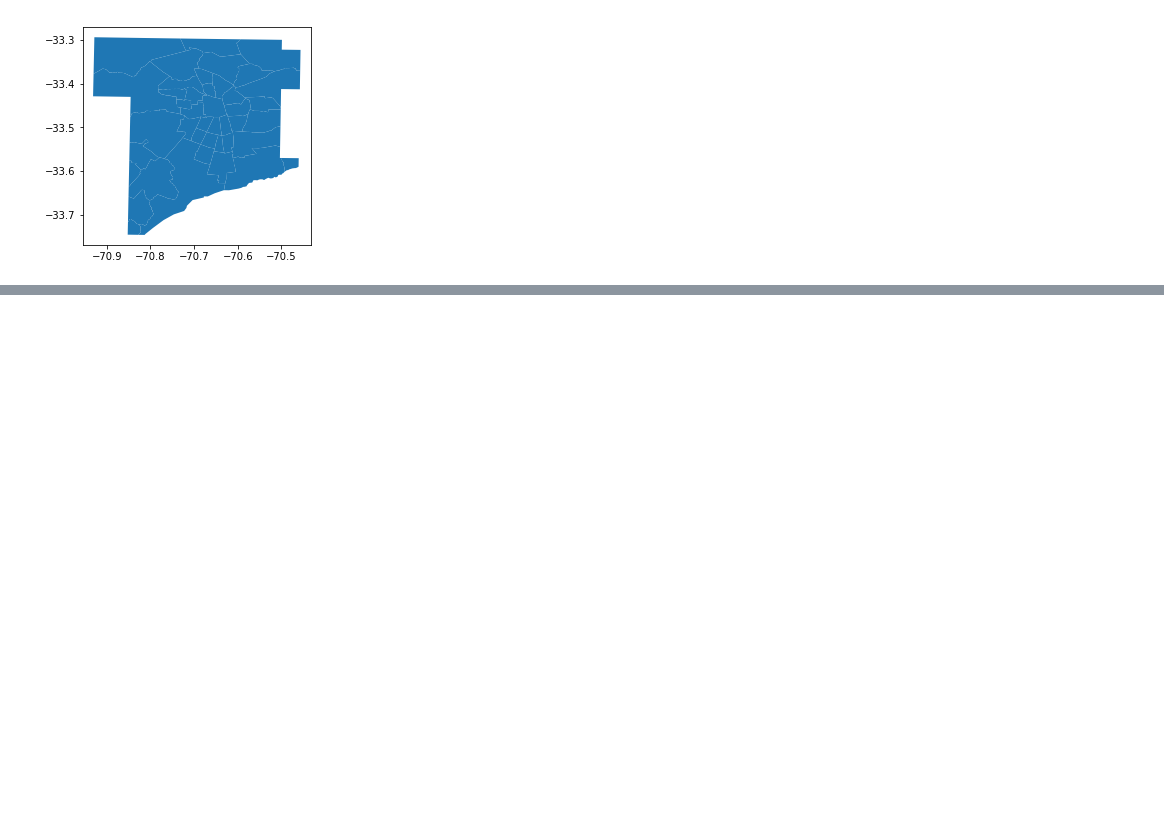
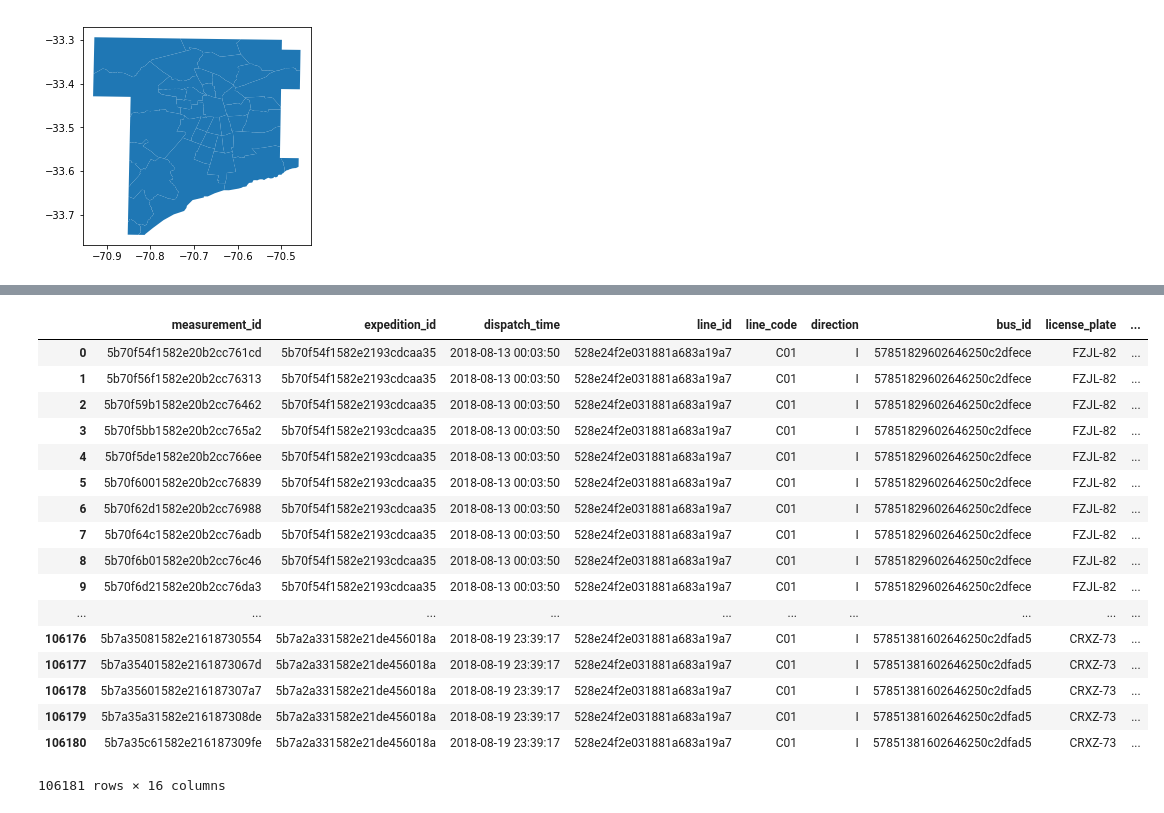
Before and after one commit to fcanessa2/Fernanda-Canessa, a Jupyter notebook: Lab10.ipynb, the cells around one changed output, grey strips where cells are left out. Cells and saved outputs as stored; diff of their text form; code cells hidden in the pictures; blank space fills up the shorter version.

```diff
--- a/Lab10.ipynb
+++ b/Lab10.ipynb
@@ -85,0 +89,35 @@ plt.show()
+# %%
+# MISION 4
+
+import pandas as pd
+import matplotlib.pyplot as plt
+import seaborn as sns
+import numpy as np
+
+df = pd.read_csv('emisiones1s.csv', sep=',')
+df.head(5)
+
+def mision4(line_code, direction):
+    df1 =df.loc[(df["direction"]==direction) & (df["line_code"]==line_code)]
+    return df1
+
+display(mision4("C01", "I"))
+# %% [output]
+|  | measurement_id | expedition_id | dispatch_time | line_id | line_code | direction | bus_id | license_plate | ... |
+| 0 | 5b70f54f1582e20b2cc761cd | 5b70f54f1582e2193cdcaa35 | 2018-08-13 00:03:50 | 528e24f2e031881a683a19a7 | C01 | I | 57851829602646250c2dfece | FZJL-82 | ... |
+| 1 | 5b70f56f1582e20b2cc76313 | 5b70f54f1582e2193cdcaa35 | 2018-08-13 00:03:50 | 528e24f2e031881a683a19a7 | C01 | I | 57851829602646250c2dfece | FZJL-82 | ... |
+| 2 | 5b70f59b1582e20b2cc76462 | 5b70f54f1582e2193cdcaa35 | 2018-08-13 00:03:50 | 528e24f2e031881a683a19a7 | C01 | I | 57851829602646250c2dfece | FZJL-82 | ... |
+| 3 | 5b70f5bb1582e20b2cc765a2 | 5b70f54f1582e2193cdcaa35 | 2018-08-13 00:03:50 | 528e24f2e031881a683a19a7 | C01 | I | 57851829602646250c2dfece | FZJL-82 | ... |
+| 4 | 5b70f5de1582e20b2cc766ee | 5b70f54f1582e2193cdcaa35 | 2018-08-13 00:03:50 | 528e24f2e031881a683a19a7 | C01 | I | 57851829602646250c2dfece | FZJL-82 | ... |
+| 5 | 5b70f6001582e20b2cc76839 | 5b70f54f1582e2193cdcaa35 | 2018-08-13 00:03:50 | 528e24f2e031881a683a19a7 | C01 | I | 57851829602646250c2dfece | FZJL-82 | ... |
+| 6 | 5b70f62d1582e20b2cc76988 | 5b70f54f1582e2193cdcaa35 | 2018-08-13 00:03:50 | 528e24f2e031881a683a19a7 | C01 | I | 57851829602646250c2dfece | FZJL-82 | ... |
+| 7 | 5b70f64c1582e20b2cc76adb | 5b70f54f1582e2193cdcaa35 | 2018-08-13 00:03:50 | 528e24f2e031881a683a19a7 | C01 | I | 57851829602646250c2dfece | FZJL-82 | ... |
+| 8 | 5b70f6b01582e20b2cc76c46 | 5b70f54f1582e2193cdcaa35 | 2018-08-13 00:03:50 | 528e24f2e031881a683a19a7 | C01 | I | 57851829602646250c2dfece | FZJL-82 | ... |
+| 9 | 5b70f6d21582e20b2cc76da3 | 5b70f54f1582e2193cdcaa35 | 2018-08-13 00:03:50 | 528e24f2e031881a683a19a7 | C01 | I | 57851829602646250c2dfece | FZJL-82 | ... |
+| ... | ... | ... | ... | ... | ... | ... | ... | ... | ... |
+| 106176 | 5b7a35081582e21618730554 | 5b7a2a331582e21de456018a | 2018-08-19 23:39:17 | 528e24f2e031881a683a19a7 | C01 | I | 57851381602646250c2dfad5 | CRXZ-73 | ... |
+| 106177 | 5b7a35401582e2161873067d | 5b7a2a331582e21de456018a | 2018-08-19 23:39:17 | 528e24f2e031881a683a19a7 | C01 | I | 57851381602646250c2dfad5 | CRXZ-73 | ... |
+| 106178 | 5b7a35601582e216187307a7 | 5b7a2a331582e21de456018a | 2018-08-19 23:39:17 | 528e24f2e031881a683a19a7 | C01 | I | 57851381602646250c2dfad5 | CRXZ-73 | ... |
+| 106179 | 5b7a35a31582e216187308de | 5b7a2a331582e21de456018a | 2018-08-19 23:39:17 | 528e24f2e031881a683a19a7 | C01 | I | 57851381602646250c2dfad5 | CRXZ-73 | ... |
+| 106180 | 5b7a35c61582e216187309fe | 5b7a2a331582e21de456018a | 2018-08-19 23:39:17 | 528e24f2e031881a683a19a7 | C01 | I | 57851381602646250c2dfad5 | CRXZ-73 | ... |
+106181 rows × 16 columns
```
Also changed, not shown: parts of 4 cells of this notebook.
